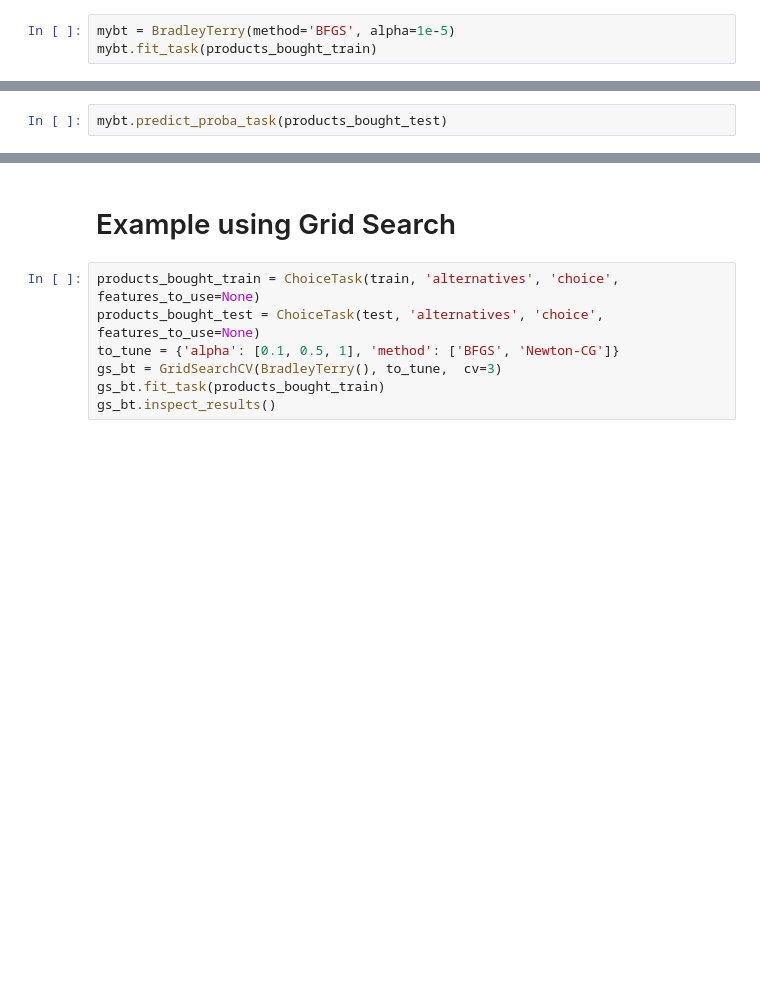
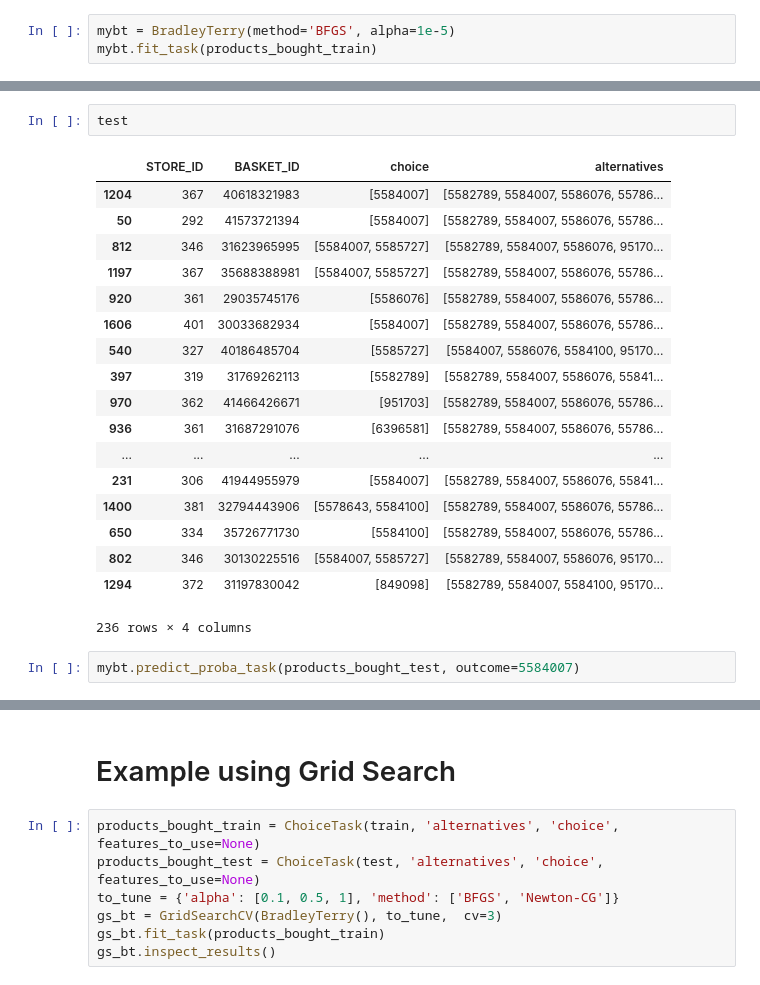
Before and after one commit to skpref/skpref, a Jupyter notebook: skpref/examples/example_using_choice_data.ipynb, the cells around one changed output, grey strips where cells are left out. Cells and saved outputs as stored; diff of their text form; blank space fills up the shorter version.

```diff
--- a/skpref/examples/example_using_choice_data.ipynb
+++ b/skpref/examples/example_using_choice_data.ipynb
@@ -58,4 +65,25 @@ print(mybt.rank_entities(ascending=False))
+# %%
+test
+# %% [output]
+|  | STORE_ID | BASKET_ID | choice | alternatives |
+| 1204 | 367 | 40618321983 | [5584007] | [5582789, 5584007, 5586076, 55786... |
+| 50 | 292 | 41573721394 | [5584007] | [5582789, 5584007, 5586076, 55786... |
+| 812 | 346 | 31623965995 | [5584007, 5585727] | [5582789, 5584007, 5586076, 95170... |
+| 1197 | 367 | 35688388981 | [5584007, 5585727] | [5582789, 5584007, 5586076, 55786... |
+| 920 | 361 | 29035745176 | [5586076] | [5582789, 5584007, 5586076, 55786... |
+| 1606 | 401 | 30033682934 | [5584007] | [5582789, 5584007, 5586076, 55786... |
+| 540 | 327 | 40186485704 | [5585727] | [5584007, 5586076, 5584100, 95170... |
+| 397 | 319 | 31769262113 | [5582789] | [5582789, 5584007, 5586076, 55841... |
+| 970 | 362 | 41466426671 | [951703] | [5582789, 5584007, 5586076, 55786... |
+| 936 | 361 | 31687291076 | [6396581] | [5582789, 5584007, 5586076, 55786... |
+| ... | ... | ... | ... | ... |
+| 231 | 306 | 41944955979 | [5584007] | [5582789, 5584007, 5586076, 55841... |
+| 1400 | 381 | 32794443906 | [5578643, 5584100] | [5582789, 5584007, 5586076, 55786... |
+| 650 | 334 | 35726771730 | [5584100] | [5582789, 5584007, 5586076, 55786... |
+| 802 | 346 | 30130225516 | [5584007, 5585727] | [5582789, 5584007, 5586076, 95170... |
+| 1294 | 372 | 31197830042 | [849098] | [5582789, 5584007, 5584100, 95170... |
+236 rows × 4 columns
 # %%
-mybt.predict_proba_task(products_bought_test)
+mybt.predict_proba_task(products_bought_test, outcome=5584007)
 # %%
 mybt.predict_choice_task(products_bought_test)
```
Also changed, not shown: parts of 4 cells of this notebook.
